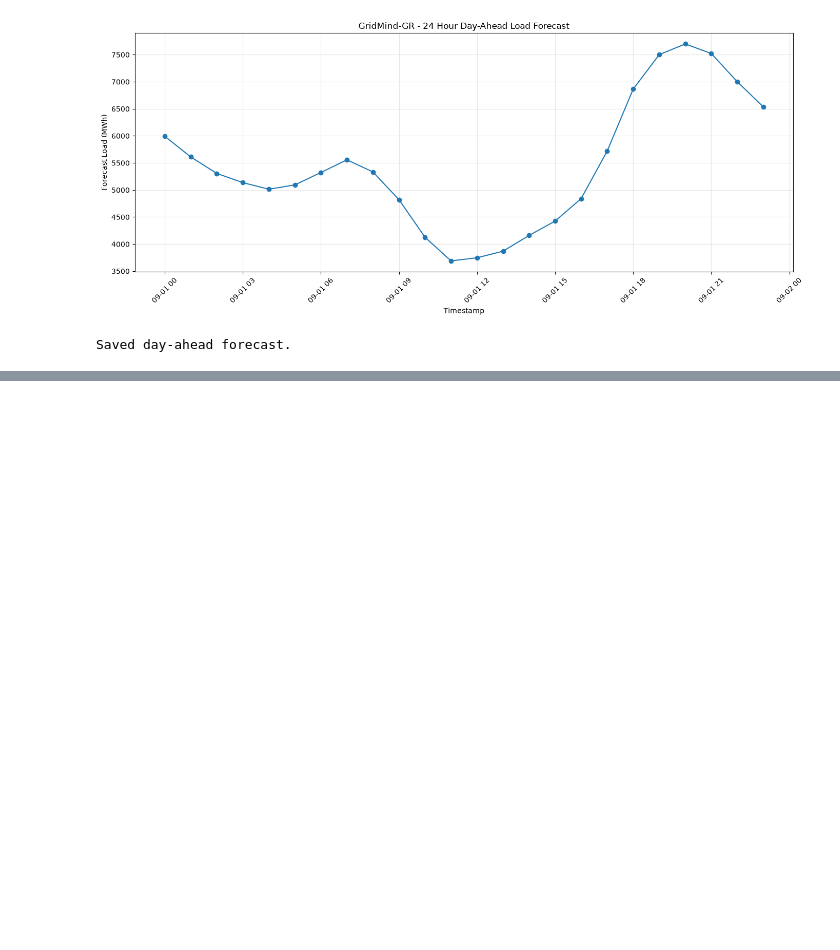
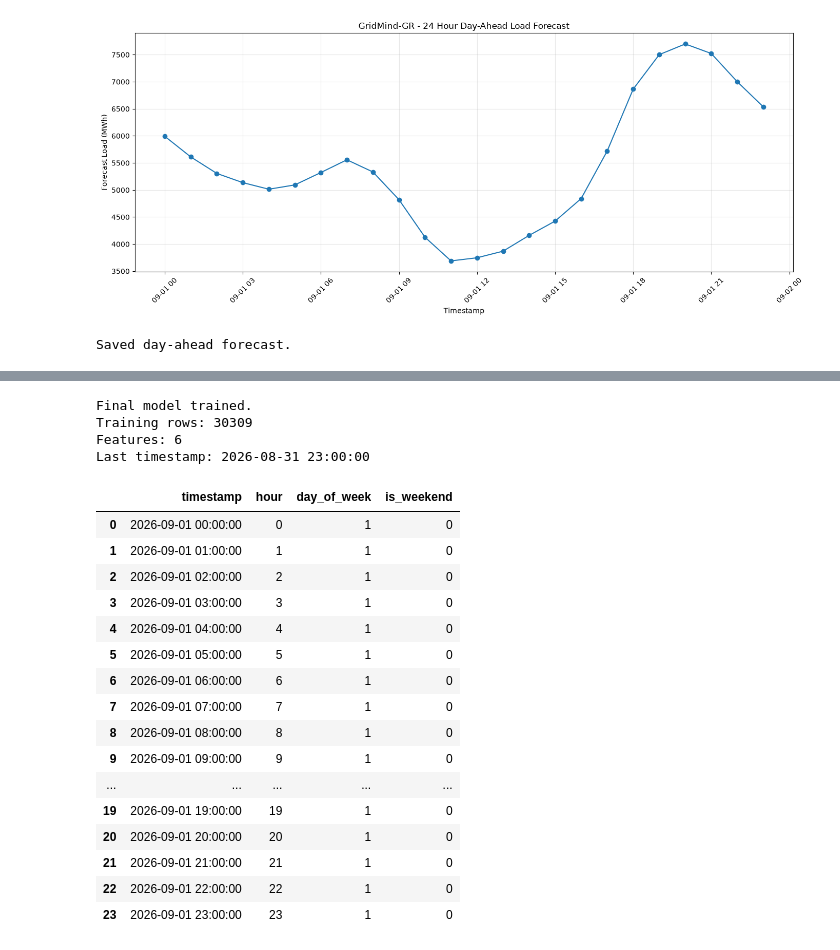
Before and after one commit to spetroulias/gridmind-gr, a Jupyter notebook: notebooks/03_forecast.ipynb, the cells around one changed output, grey strips where cells are left out. Cells and saved outputs as stored; diff of their text form; code cells hidden in the pictures; blank space fills up the shorter version.

```diff
--- a/notebooks/03_forecast.ipynb
+++ b/notebooks/03_forecast.ipynb
@@ -851,0 +952,74 @@ Saved day-ahead forecast.
+# %%
+from sklearn.ensemble import RandomForestRegressor
+
+FEATURE_COLS = [
+    "hour",
+    "day_of_week",
+    "is_weekend",
+    "load_lag_24",
+    "load_lag_48",
+    "load_lag_168",
+]
+
+X_all = model_data[FEATURE_COLS]
+y_all = model_data["target"]
+
+final_model = RandomForestRegressor(
+    n_estimators=300,
+    max_depth=20,
+    min_samples_leaf=2,
+    random_state=42,
+    n_jobs=-1
+)
+
+final_model.fit(X_all, y_all)
+
+print("Final model trained.")
+print("Training rows:", len(X_all))
+print("Features:", len(FEATURE_COLS))
+print("Last timestamp:", model_data["timestamp"].max())
+# %% [output]
+Final model trained.
+Training rows: 30309
+Features: 6
+Last timestamp: 2026-08-31 23:00:00
+# %%
+# Next 24 hours
+last_timestamp = model_data["timestamp"].max()
+
+future_timestamps = pd.date_range(
+    start=last_timestamp + pd.Timedelta(hours=1),
+    periods=24,
+    freq="h"
+)
+
+future = pd.DataFrame({
+    "timestamp": future_timestamps
+})
+
+# Simple time features
+future["hour"] = future["timestamp"].dt.hour
+future["day_of_week"] = future["timestamp"].dt.dayofweek
+future["is_weekend"] = (
+    future["day_of_week"] >= 5
+).astype(int)
+
+future[["timestamp", "hour", "day_of_week", "is_weekend"]]
+# %% [output]
+|  | timestamp | hour | day_of_week | is_weekend |
+| 0 | 2026-09-01 00:00:00 | 0 | 1 | 0 |
+| 1 | 2026-09-01 01:00:00 | 1 | 1 | 0 |
+| 2 | 2026-09-01 02:00:00 | 2 | 1 | 0 |
+| 3 | 2026-09-01 03:00:00 | 3 | 1 | 0 |
+| 4 | 2026-09-01 04:00:00 | 4 | 1 | 0 |
+| 5 | 2026-09-01 05:00:00 | 5 | 1 | 0 |
+| 6 | 2026-09-01 06:00:00 | 6 | 1 | 0 |
+| 7 | 2026-09-01 07:00:00 | 7 | 1 | 0 |
+| 8 | 2026-09-01 08:00:00 | 8 | 1 | 0 |
+| 9 | 2026-09-01 09:00:00 | 9 | 1 | 0 |
+| ... | ... | ... | ... | ... |
+| 19 | 2026-09-01 19:00:00 | 19 | 1 | 0 |
+| 20 | 2026-09-01 20:00:00 | 20 | 1 | 0 |
+| 21 | 2026-09-01 21:00:00 | 21 | 1 | 0 |
+| 22 | 2026-09-01 22:00:00 | 22 | 1 | 0 |
+| 23 | 2026-09-01 23:00:00 | 23 | 1 | 0 |
```
Also changed, not shown: parts of 7 cells of this notebook, 8 other files.
